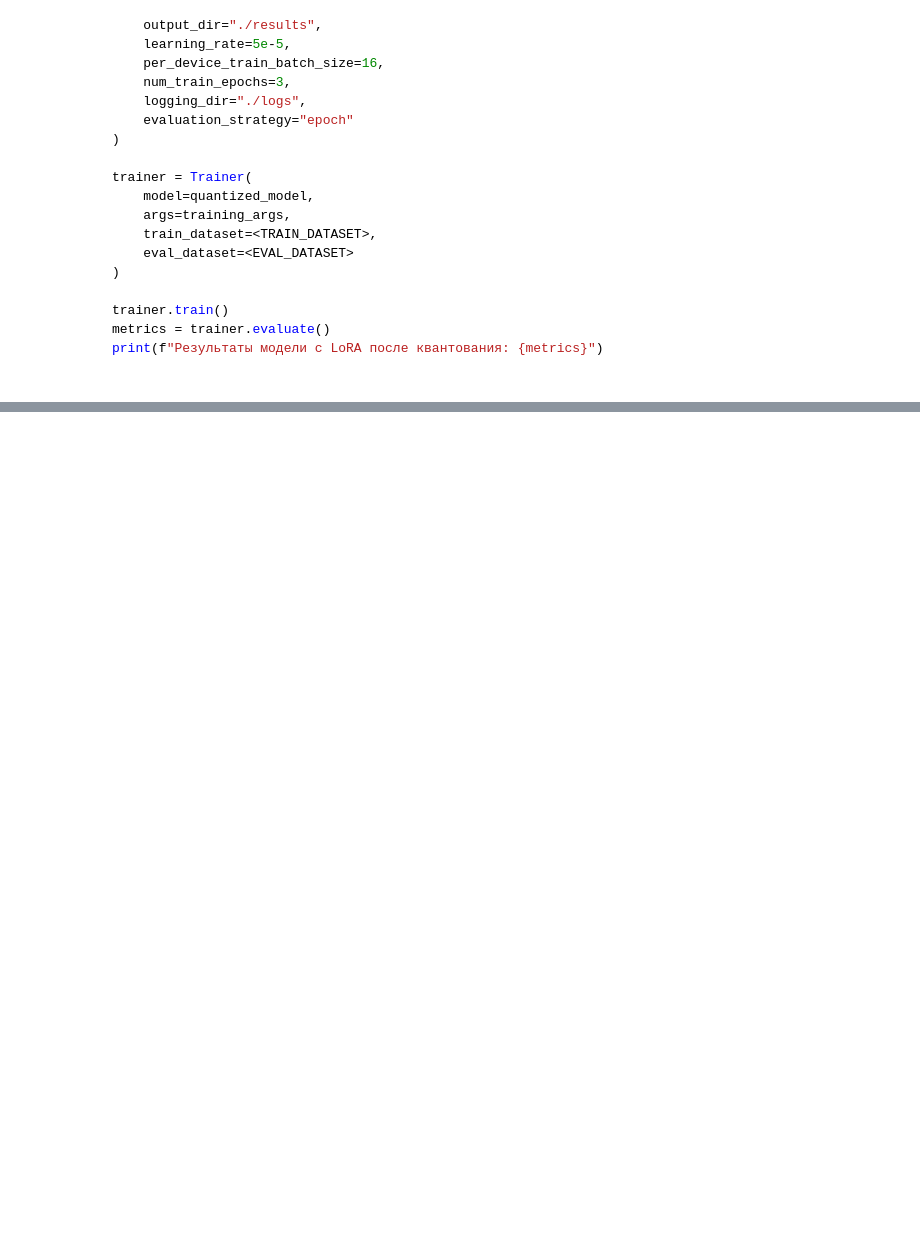
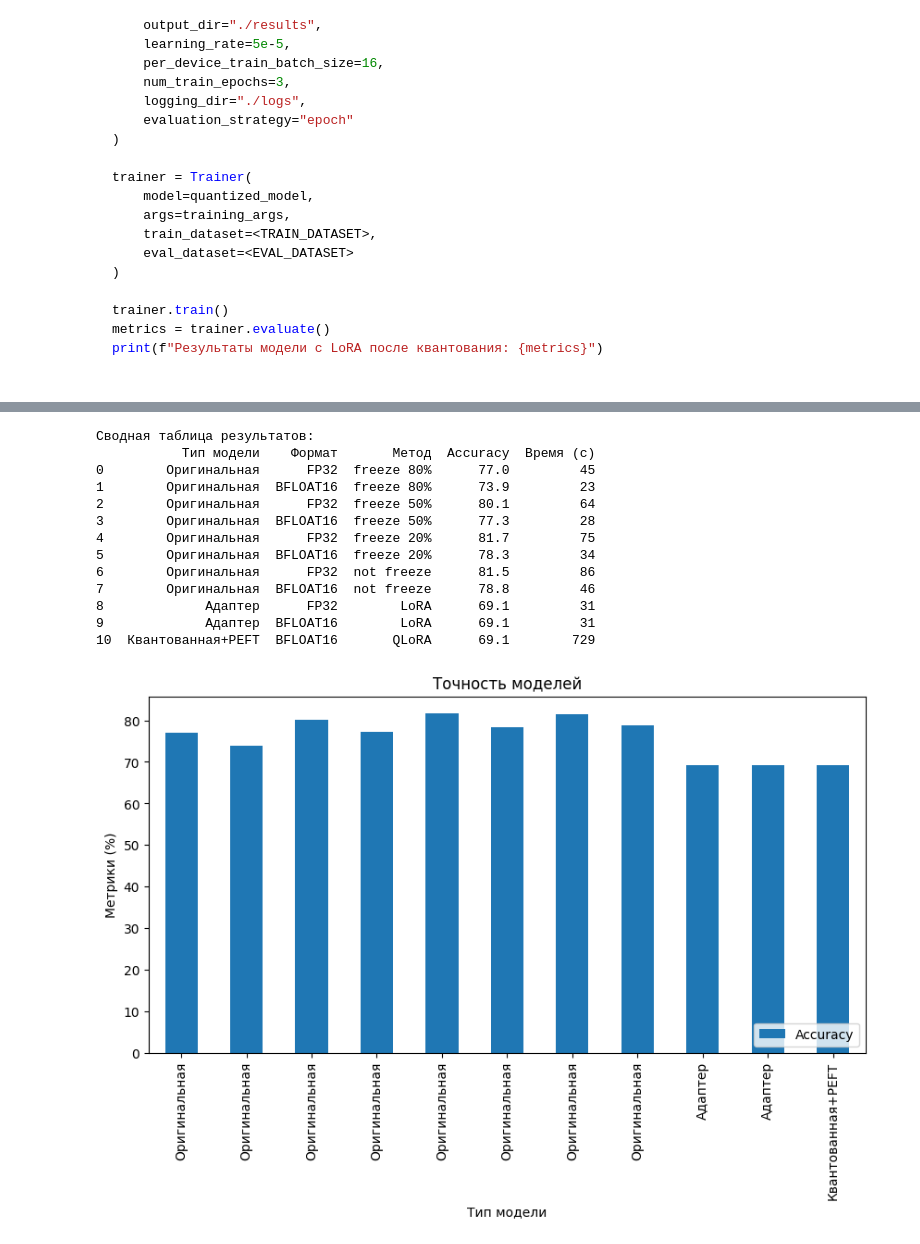
Before and after one commit to petrov1c/mfti_llm_hw01, a Jupyter notebook: hw_llm.ipynb, the cells around one changed output, grey strips where cells are left out. Drawn from its saved outputs; the diff is of its cells as text; code cells hidden in the pictures; blank space fills up the shorter version.

```diff
--- a/hw_llm.ipynb
+++ b/hw_llm.ipynb
@@ -837,0 +940,59 @@ plt.show()
+# %%
+import pandas as pd
+import matplotlib.pyplot as plt
+
+# Сводные результаты (пример данных)
+data = [
+    # Заморозка слоев
+    {"Тип модели": "Оригинальная", "Формат": "FP32", "Метод": "freeze 80%", "Accuracy": 77.0, "Время (с)": 45},
+    {"Тип модели": "Оригинальная", "Формат": "BFLOAT16", "Метод": "freeze 80%", "Accuracy": 73.9, "Время (с)": 23},
+    {"Тип модели": "Оригинальная", "Формат": "FP32", "Метод": "freeze 50%", "Accuracy": 80.1, "Время (с)": 64},
+    {"Тип модели": "Оригинальная", "Формат": "BFLOAT16", "Метод": "freeze 50%", "Accuracy": 77.3, "Время (с)": 28},
+    {"Тип модели": "Оригинальная", "Формат": "FP32", "Метод": "freeze 20%", "Accuracy": 81.7, "Время (с)": 75},
+    {"Тип модели": "Оригинальная", "Формат": "BFLOAT16", "Метод": "freeze 20%", "Accuracy": 78.3, "Время (с)": 34},
+    {"Тип модели": "Оригинальная", "Формат": "FP32", "Метод": "not freeze", "Accuracy": 81.5, "Время (с)": 86},
+    {"Тип модели": "Оригинальная", "Формат": "BFLOAT16", "Метод": "not freeze", "Accuracy": 78.8, "Время (с)": 46},
+
+    # Адаптеры
+    {"Тип модели": "Адаптер", "Формат": "FP32", "Метод": "LoRA", "Accuracy": 69.1, "Время (с)": 31},
+    {"Тип модели": "Адаптер", "Формат": "BFLOAT16", "Метод": "LoRA", "Accuracy": 69.1, "Время (с)": 31},
+    {"Тип модели": "Квантованная+PEFT", "Формат": "BFLOAT16", "Метод": "QLoRA", "Accuracy": 69.1, "Время (с)": 729},
+]
+
+# Создание DataFrame
+results_df = pd.DataFrame(data)
+
+# Печать таблицы
+print("Сводная таблица результатов:")
+print(results_df)
+
+# Построение графиков
+# График точности
+results_df.plot(kind="bar", x="Тип модели", y=["Accuracy"], figsize=(10, 5))
+plt.title("Точность моделей")
+plt.ylabel("Метрики (%)")
+plt.xlabel("Тип модели")
+plt.legend(loc="lower right")
+plt.show()
+
+# График времени
+results_df.plot(kind="bar", x="Тип модели", y="Время (с)", color="orange", figsize=(10, 5))
+plt.title("Время обучения и инференса")
+plt.ylabel("Время (с)")
+plt.xlabel("Тип модели")
+plt.show()
+# %% [output]
+Сводная таблица результатов:
+           Тип модели    Формат       Метод  Accuracy  Время (с)
+0        Оригинальная      FP32  freeze 80%      77.0         45
+1        Оригинальная  BFLOAT16  freeze 80%      73.9         23
+2        Оригинальная      FP32  freeze 50%      80.1         64
+3        Оригинальная  BFLOAT16  freeze 50%      77.3         28
+4        Оригинальная      FP32  freeze 20%      81.7         75
+5        Оригинальная  BFLOAT16  freeze 20%      78.3         34
+6        Оригинальная      FP32  not freeze      81.5         86
+7        Оригинальная  BFLOAT16  not freeze      78.8         46
+8             Адаптер      FP32        LoRA      69.1         31
+9             Адаптер  BFLOAT16        LoRA      69.1         31
+10  Квантованная+PEFT  BFLOAT16       QLoRA      69.1        729
+[figure, added]
```
Also changed, not shown: parts of 24 cells of this notebook.
